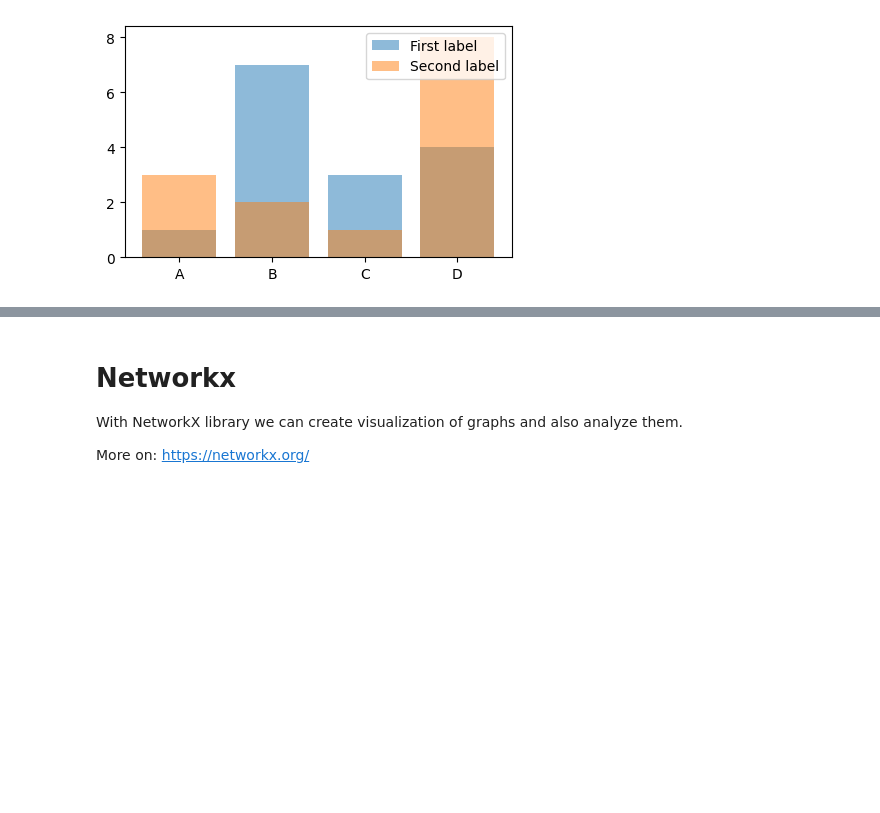
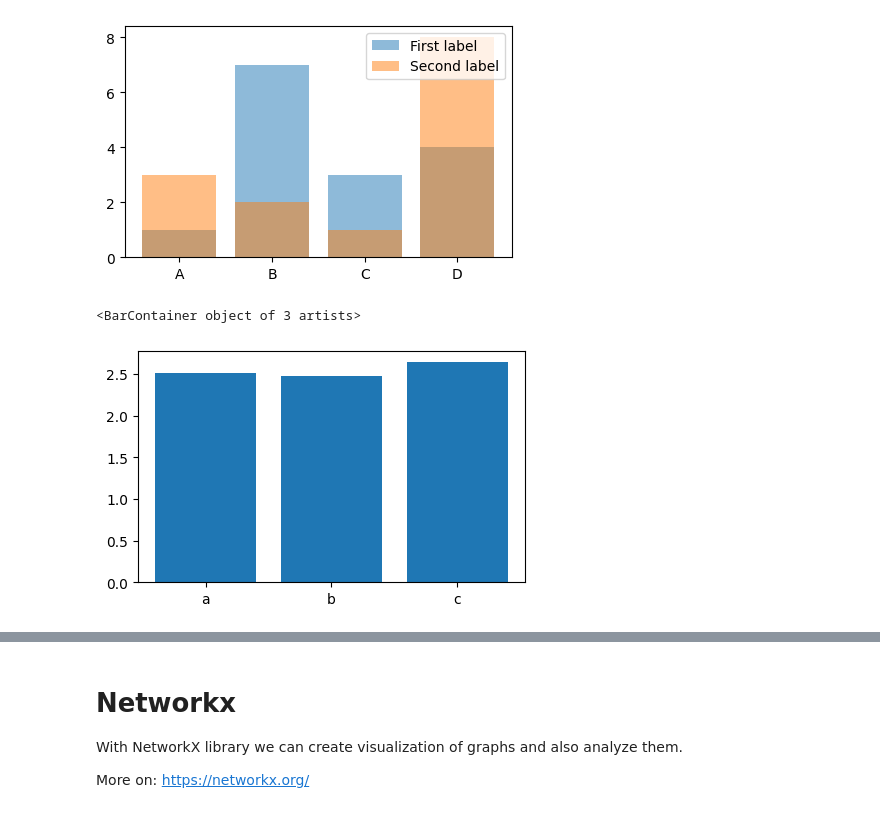
Before and after one commit to MattiaFiore/Source-Coding-Project, a Jupyter notebook: Introduction.ipynb, the cells around one changed output, grey strips where cells are left out. Drawn from its saved outputs; the diff is of its cells as text; code cells hidden in the pictures; blank space fills up the shorter version.

```diff
--- a/Introduction.ipynb
+++ b/Introduction.ipynb
@@ -143,3 +187,8 @@ plt.legend(['First label', 'Second label'])
 # %% [output]
 <matplotlib.legend.Legend at 0x...>
 [figure]
+# %%
+plt.bar(['a', 'b', 'c'], [2.51, 2.48, 2.64])
+# %% [output]
+<BarContainer object of 3 artists>
+[figure, added]
```
Also changed, not shown: parts of 20 cells of this notebook.
